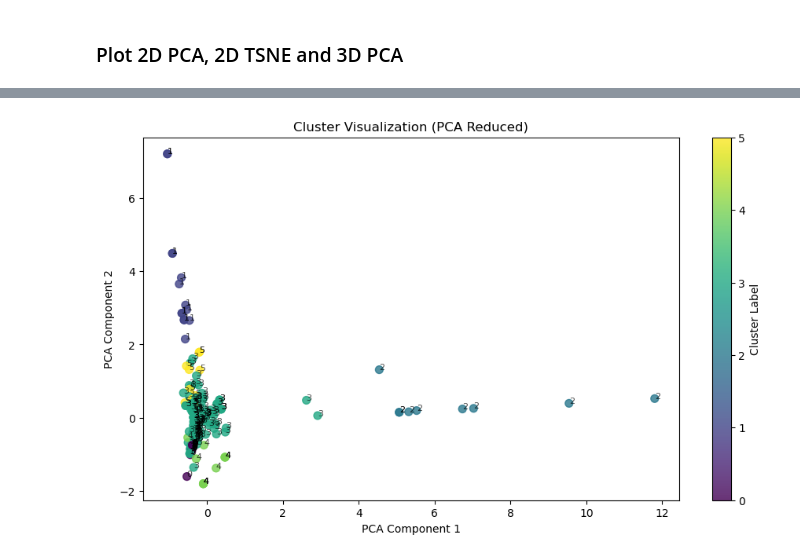
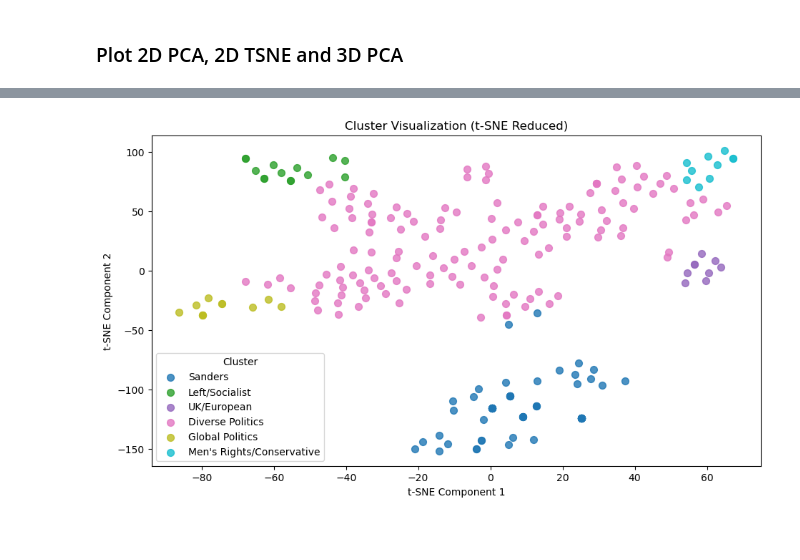
Before and after one commit to kehunter/stat236-subreddit-clustering, a Jupyter notebook: score_plus.ipynb, the cells around one changed output, grey strips where cells are left out. Cells and saved outputs as stored; diff of their text form; code cells hidden in the pictures; blank space fills up the shorter version.

```diff
--- a/score_plus.ipynb
+++ b/score_plus.ipynb
@@ -178,18 +250,28 @@ Number of subreddits: 10
 # %%
-# Reduce to 2 dimensions using PCA and plot
-pca = PCA(n_components=2)
-R_hat_2d = pca.fit_transform(R_hat)
+# Reduce to 2 dimensions using TSNE and plot
+tsne = TSNE(n_components=2, random_state=0)
+R_hat_2d_tsne = tsne.fit_transform(R_hat)
 
+# Create t-SNE scatter plot
 plt.figure(figsize=(11, 6))
-scatter = plt.scatter(R_hat_2d[:, 0], R_hat_2d[:, 1], c=labels, cmap='viridis', s=50, alpha=0.8)
-plt.colorbar(scatter, label='Cluster Label')
-plt.title('Cluster Visualization (PCA Reduced)')
-plt.xlabel('PCA Component 1')
-plt.ylabel('PCA Component 2')
 
-for i, txt in enumerate(labels):
-    plt.annotate(txt, (R_hat_2d[i, 0], R_hat_2d[i, 1]), fontsize=8, alpha=0.7)
+# Plot each cluster with its color and add a legend
+for cluster_id, cluster_name in enumerate(cluster_names):
+    cluster_points = R_hat_2d_tsne[labels == cluster_id]
+    plt.scatter(
+        cluster_points[:, 0],
+        cluster_points[:, 1],
+        label=cluster_name,
+        s=50,
+        alpha=0.8,
+        color=colors[cluster_id]
+    )
 
+# Add legend
+plt.legend(title="Cluster", loc='lower left')
+plt.title('Cluster Visualization (t-SNE Reduced)')
+plt.xlabel('t-SNE Component 1')
+plt.ylabel('t-SNE Component 2')
 plt.show()
 # %% [output]
-[figure, old version]
+[figure, new version]
```
Also changed, not shown: parts of 8 cells of this notebook.
